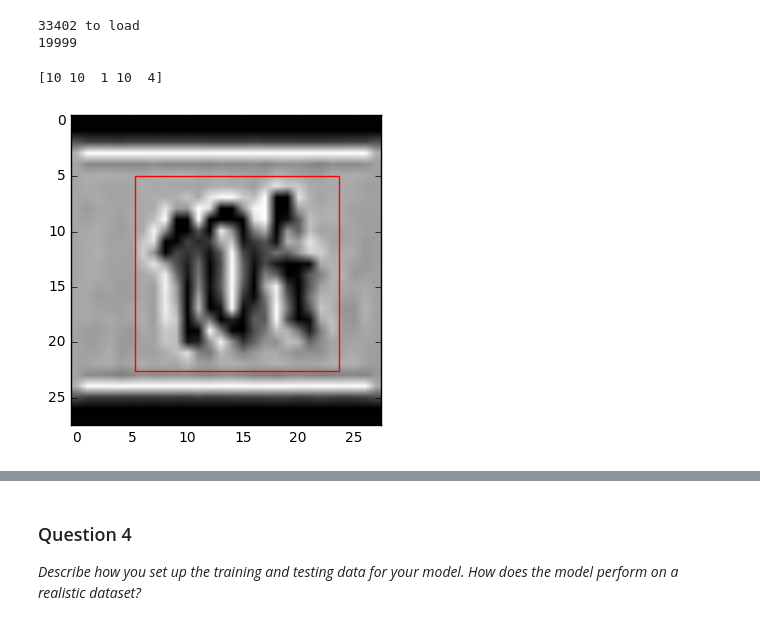
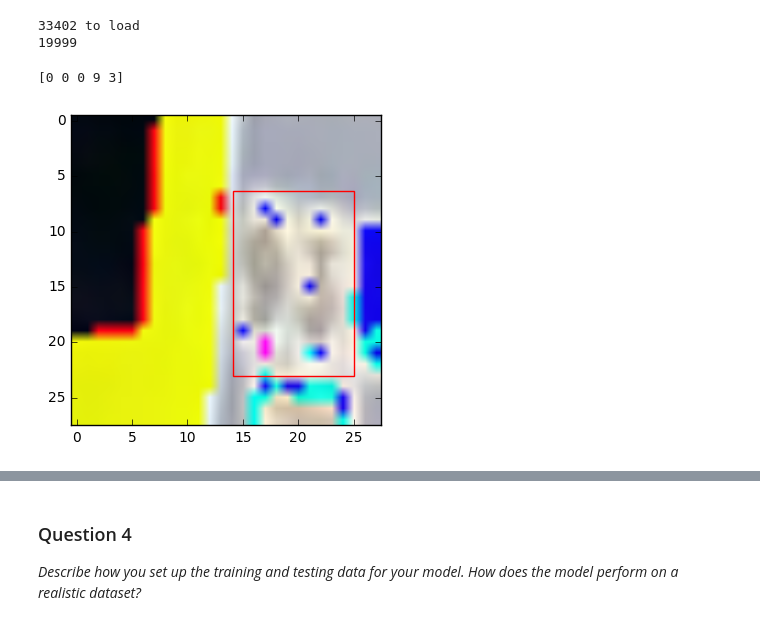
Before and after one commit to asindico/digitRecognition, a Jupyter notebook: digit_recognition.ipynb, the cells around one changed output, grey strips where cells are left out. Cells and saved outputs as stored; diff of their text form; code cells hidden in the pictures.

```diff
--- a/digit_recognition.ipynb
+++ b/digit_recognition.ipynb
@@ -343,17 +343,18 @@ train_data = dsf.getAllDigitStructure_ByDigit()
 # %%
 from PIL import Image
 from PIL import ImageFilter
+import random
 train_folders = 'sv_train/train'
 test_folders = 'test'
 extra_folders = 'extra'
 SV_IMG_SIZE = 28
-SV_CHANNELS = 1
+SV_CHANNELS = 3
 train_imsize = np.ndarray([len(train_data),2])
 k = 500
 sv_images = []
 max_images = 20000#len(train_data)
 max_digits = 5
-sv_labels = np.ones([max_images, max_digits], dtype=int) * 10 # init to 10 cause it would be no digit
+sv_labels = np.ones([max_images, max_digits], dtype=int) * 0 # init to 10 cause it would be no digit
 nboxes = [[] for i in range(max_images)]
 print ("%d to load" % len(train_data))
 def getBBox(i,perc):
@@ -373,20 +374,22 @@ def getBBox(i,perc):
         y_min = b['top'] if b['top'] <= y_min else y_min
         x_max = b['left']+b['width'] if  b['left']+b['width'] >= x_max else x_max
         y_max = b['top']+b['height'] if b['top']+b['height'] >= y_max else y_max
-
+    step_x = random.random()/2*x_min
+    step_y = random.random()/2*y_min
     dy = y_max-y_min
     dx = x_max-x_min
     dpy = dy*perc
     dpx = dx*perc
-    nboxes[i]=[dpx,dpy,dx,dy]
-    return x_min-dpx, y_min-dpy, x_max+dpx, y_max+dpy
+    nboxes[i]=[dpx+step_x,dpy+step_y,dx,dy]
+    return x_min-dpx-step_x, y_min-dpy-step_y, x_max+dpx, y_max+dpy
 
 for i in range(max_images):
+
     print (" \r%d" % i ,end="")
     filename = train_data[i]['filename']
     fullname = os.path.join(train_folders, filename)
     boxes = train_data[i]['boxes']
-    label = [10,10,10,10,10]
+    label = [0,0,0,0,0]
     lb = len(boxes)
     if lb <= max_digits:
         im = Image.open(fullname)
@@ -400,41 +403,43 @@ for i in range(max_images):
 
         box = nboxes[i]
         box[0]*=wr
-        box[1]*=wr
-        box[2]*=hr
+        box[1]*=hr
+        box[2]*=wr
         box[3]*=hr
         im = im.resize((SV_IMG_SIZE,SV_IMG_SIZE),Image.ANTIALIAS)
-        img = img - np.mean(img)
-        im = im.filter(ImageFilter.EDGE_ENHANCE)
-        img = img - np.mean(img)
+        #img = img - np.mean(img)
+        #im = im.filter(ImageFilter.EDGE_ENHANCE)
+        im = im - np.mean(im)
 
         array = np.asarray(im)
-        array =  array.reshape((SV_IMG_SIZE,SV_IMG_SIZE,3)).astype(np.float32)
-        na = np.zeros([SV_IMG_SIZE,SV_IMG_SIZE],dtype=int)
-        for x in range (array.shape[0]):
-            for y in range (array.shape[1]):
-                na[x][y]=np.average(array[x][y][:])
-        na = na.reshape(SV_IMG_SIZE,SV_IMG_SIZE,1)
+        array =  array.reshape((SV_IMG_SIZE,SV_IMG_SIZE,SV_CHANNELS)).astype(np.float32)
+        na = np.zeros([SV_IMG_SIZE,SV_IMG_SIZE,SV_CHANNELS],dtype=int)
+        #for x in range (array.shape[0]):
+        #    for y in range (array.shape[1]):
+        #        na[x][y]=np.average(array[x][y][:])
+        #na = na.reshape(SV_IMG_SIZE,SV_IMG_SIZE,SV_CHANNELS)
         #print(array.shape)
-        sv_images.append(na.astype(np.float32))
+        sv_images.append(array.astype(np.float32))
 
 #plt.imshow(sv_images[0])
 # %% [output]
 33402 to load
 19999
 # %%
-idx = 103
+from matplotlib import patches
+idx =3
 sv_images = np.asarray(sv_images)
 fig,ax = plt.subplots(1)
-ax.imshow(sv_images[idx].reshape(SV_IMG_SIZE,SV_IMG_SIZE),cmap='gray')
+
+ax.imshow(sv_images[idx].reshape(SV_IMG_SIZE,SV_IMG_SIZE,SV_CHANNELS))
 #plt.imshow(sv_images[idx].reshape(SV_IMG_SIZE,SV_IMG_SIZE),cmap='gray')
 box = nboxes[idx]
 rect = patches.Rectangle((box[0],box[1]),box[2],box[3],linewidth=1,edgecolor='r',facecolor='none')
 ax.add_patch(rect)
 print(sv_labels[idx])
 # %% [output]
-[10 10  1 10  4]
+[0 0 0 9 3]
-[figure, old version]
+[figure, new version]
 # %%
 from sklearn.model_selection import train_test_split
 sv_train, sv_validation, svt_labels, svv_labels = train_test_split(sv_images, sv_labels, test_size=0.33, random_state=42)
```
Also changed, not shown: parts of 4 cells of this notebook.
